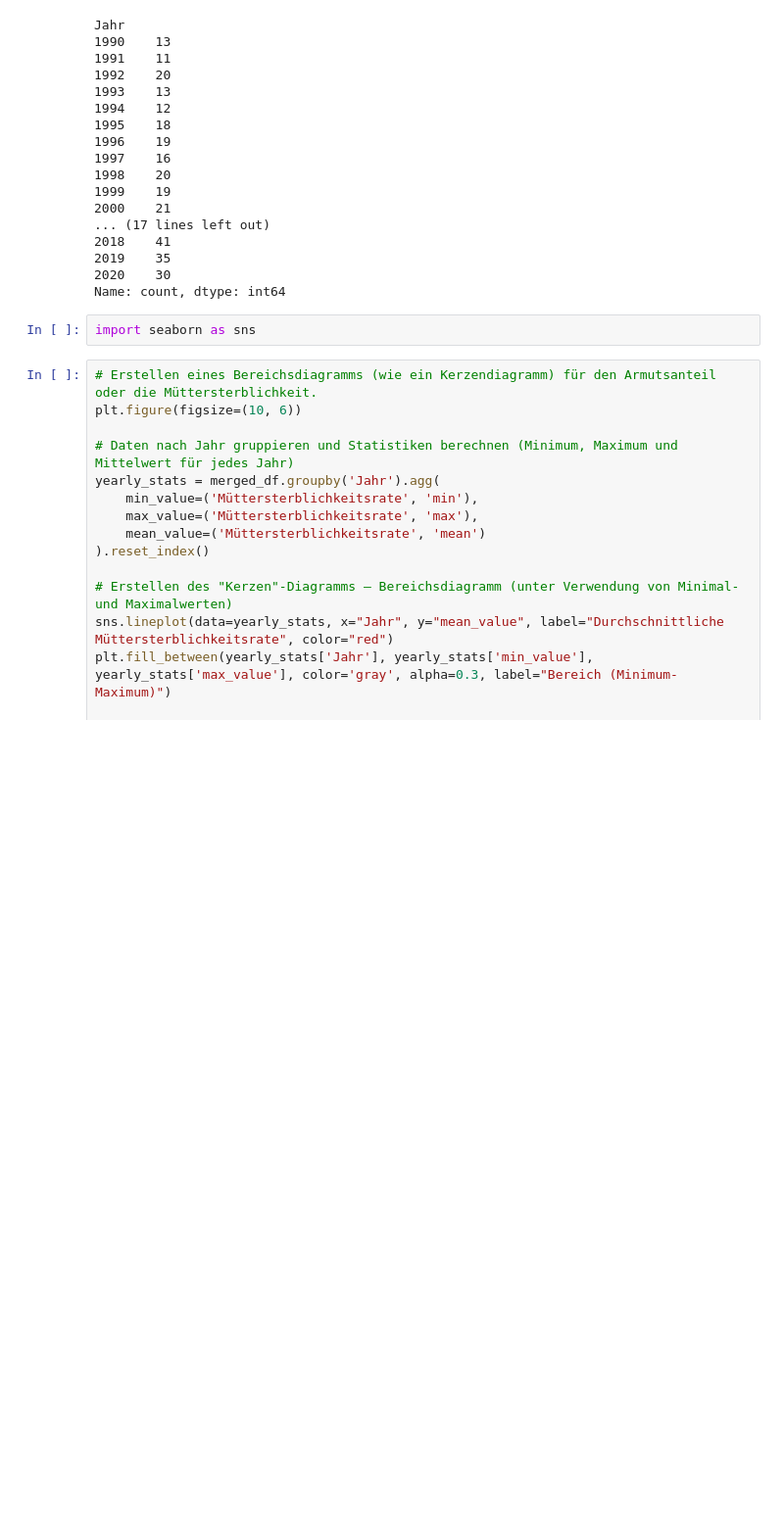
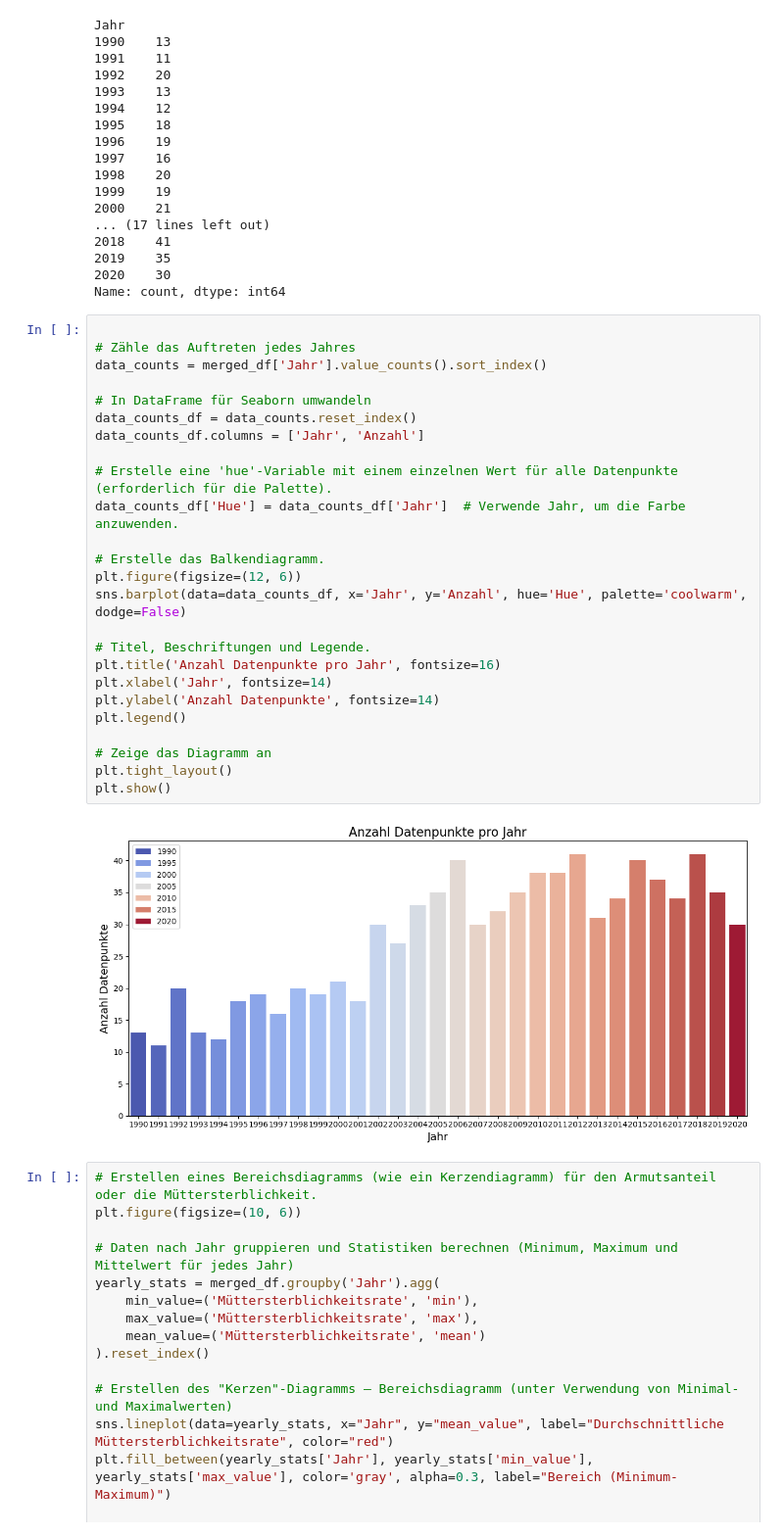
Before and after one commit to veronikamiteva/Pandas_Leistungsnachweis_2, a Jupyter notebook: Leistungsnachweis_Python_Müttersterblichkeitsrate und Armut.ipynb, the cells around one changed output. Shown at 98% size. Saved outputs shown, nothing was run; the diff lists cells and outputs as text; blank space fills up the shorter version.

Commit message:
Diagramm für Jahre hinzugefügt

```diff
--- a/Leistungsnachweis_Python_Müttersterblichkeitsrate und Armut.ipynb
+++ b/Leistungsnachweis_Python_Müttersterblichkeitsrate und Armut.ipynb
@@ -201,8 +202,33 @@ Jahr
 2019    35
 2020    30
 Name: count, dtype: int64
-# %%
-import seaborn as sns
+# %%
+
+# Zähle das Auftreten jedes Jahres
+data_counts = merged_df['Jahr'].value_counts().sort_index()
+
+# In DataFrame für Seaborn umwandeln
+data_counts_df = data_counts.reset_index()
+data_counts_df.columns = ['Jahr', 'Anzahl']
+
+# Erstelle eine 'hue'-Variable mit einem einzelnen Wert für alle Datenpunkte (erforderlich für die Palette).
+data_counts_df['Hue'] = data_counts_df['Jahr']  # Verwende Jahr, um die Farbe anzuwenden.
+
+# Erstelle das Balkendiagramm.
+plt.figure(figsize=(12, 6))
+sns.barplot(data=data_counts_df, x='Jahr', y='Anzahl', hue='Hue', palette='coolwarm', dodge=False)
+
+# Titel, Beschriftungen und Legende.
+plt.title('Anzahl Datenpunkte pro Jahr', fontsize=16)
+plt.xlabel('Jahr', fontsize=14)
+plt.ylabel('Anzahl Datenpunkte', fontsize=14)
+plt.legend()
+
+# Zeige das Diagramm an
+plt.tight_layout()
+plt.show()
+# %% [output]
+[figure, added]
 # %%
 # Erstellen eines Bereichsdiagramms (wie ein Kerzendiagramm) für den Armutsanteil oder die Müttersterblichkeit.
 plt.figure(figsize=(10, 6))
```
Also changed, not shown: parts of 2 cells of this notebook.
